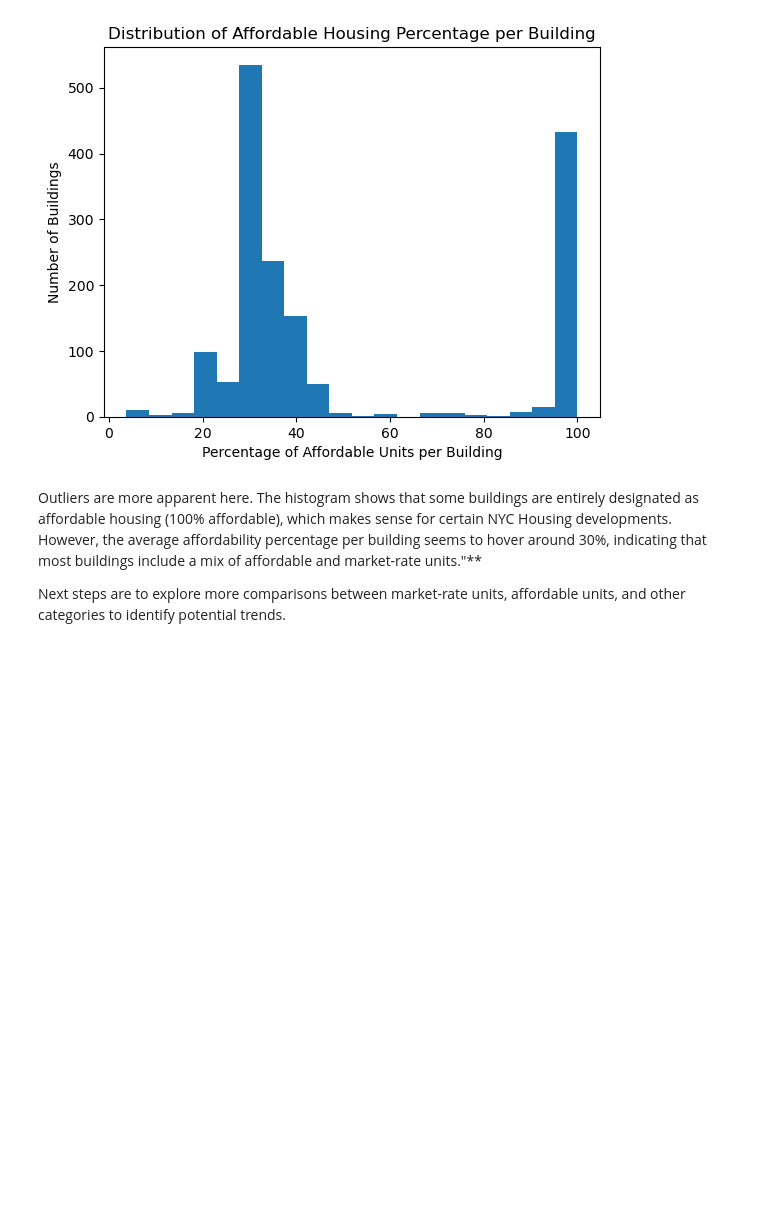
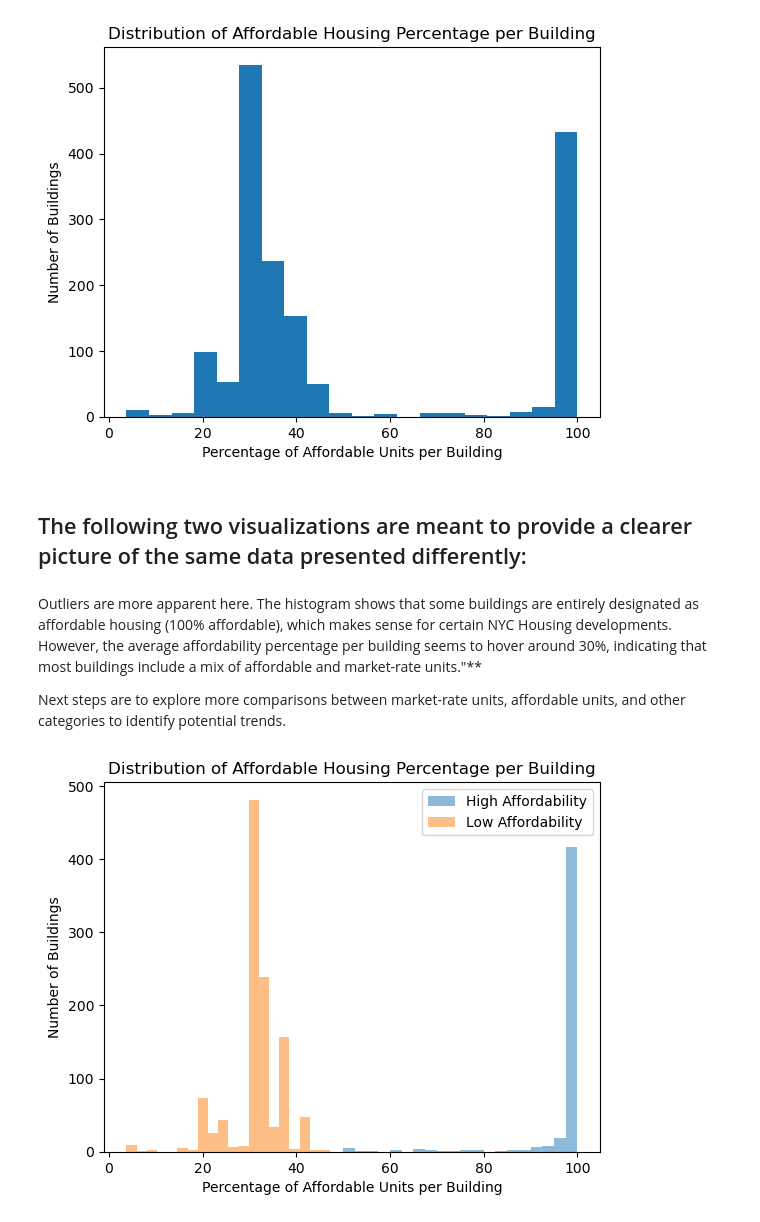
Before and after one commit to josuesimon/Phase1_Portfolio, a Jupyter notebook: Notebooks/angeneris_eda.ipynb, the cells around one changed output. Drawn from its saved outputs; the diff is of its cells as text; code cells hidden in the pictures; blank space fills up the shorter version.

```diff
--- a/Notebooks/angeneris_eda.ipynb
+++ b/Notebooks/angeneris_eda.ipynb
@@ -123,7 +123,26 @@ plt.title("Distribution of Affordable Housing Percentage per Building")
 plt.show()
 # %% [output]
 [figure]
+# %% [markdown]
+## The following two visualizations are meant to provide a clearer picture of the same data presented differently:
 # %% [markdown]
 Outliers are more apparent here. The histogram shows that some buildings are entirely designated as affordable housing (100% affordable), which makes sense for certain NYC Housing developments. However, the average affordability percentage per building seems to hover around 30%, indicating that most buildings include a mix of affordable and market-rate units."**
 
 Next steps are to explore more comparisons between market-rate units, affordable units, and other categories to identify potential trends.
+# %%
+#Clearer comparison of affordable housing percentage distribution between high and low affordable housing buildings
+high_affordable = hpd_nyc[hpd_nyc['affordability_pct'] >= 50]
+low_affordable = hpd_nyc[hpd_nyc['affordability_pct'] < 50]
+
+
+plt.hist(high_affordable['affordability_pct'], bins=20, alpha=0.5, label='High Affordability')
+plt.hist(low_affordable['affordability_pct'], bins=20, alpha=0.5, label='Low Affordability')
+
+plt.xlabel("Percentage of Affordable Units per Building")
+plt.ylabel("Number of Buildings")
+plt.title("Distribution of Affordable Housing Percentage per Building")
+plt.legend()
+
+plt.show()
+# %% [output]
+[figure, added]
```
Also changed, not shown: parts of 3 cells of this notebook.
